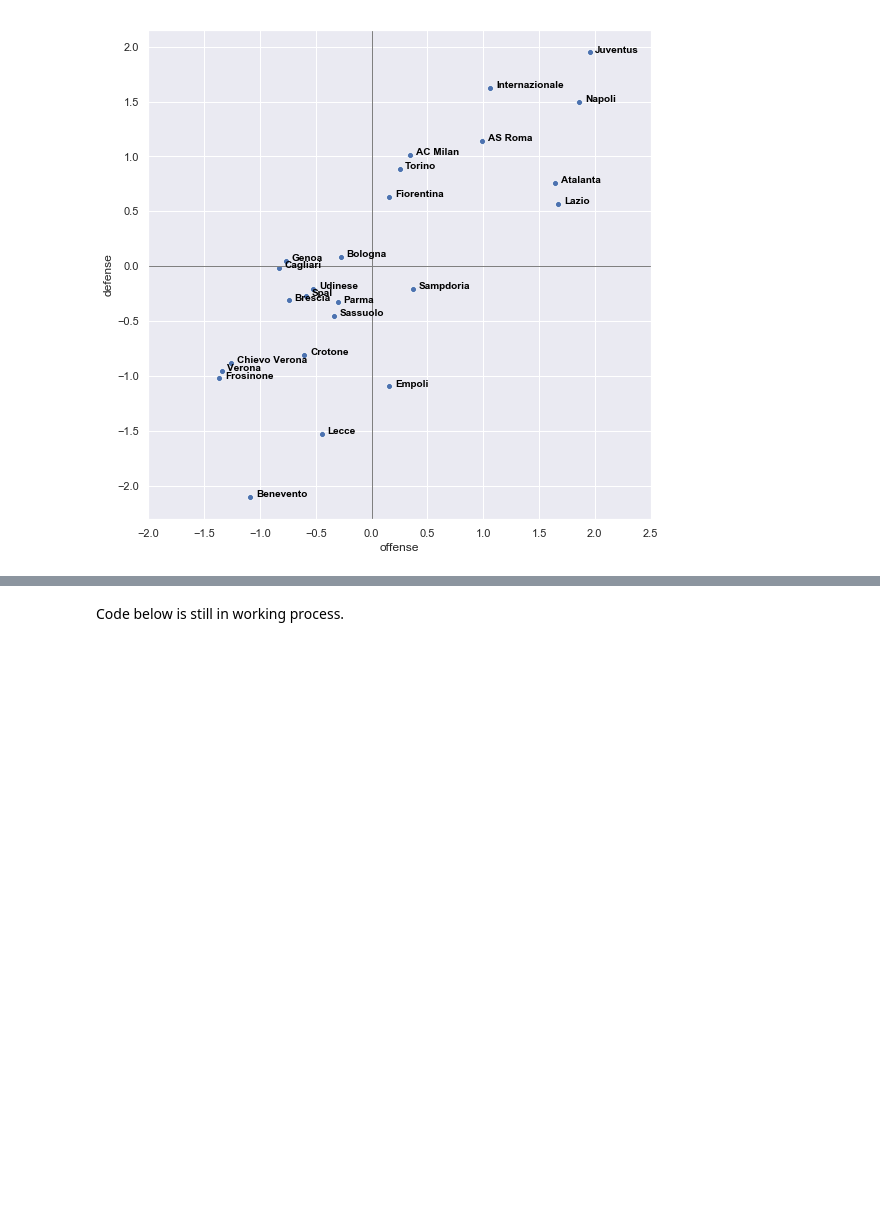
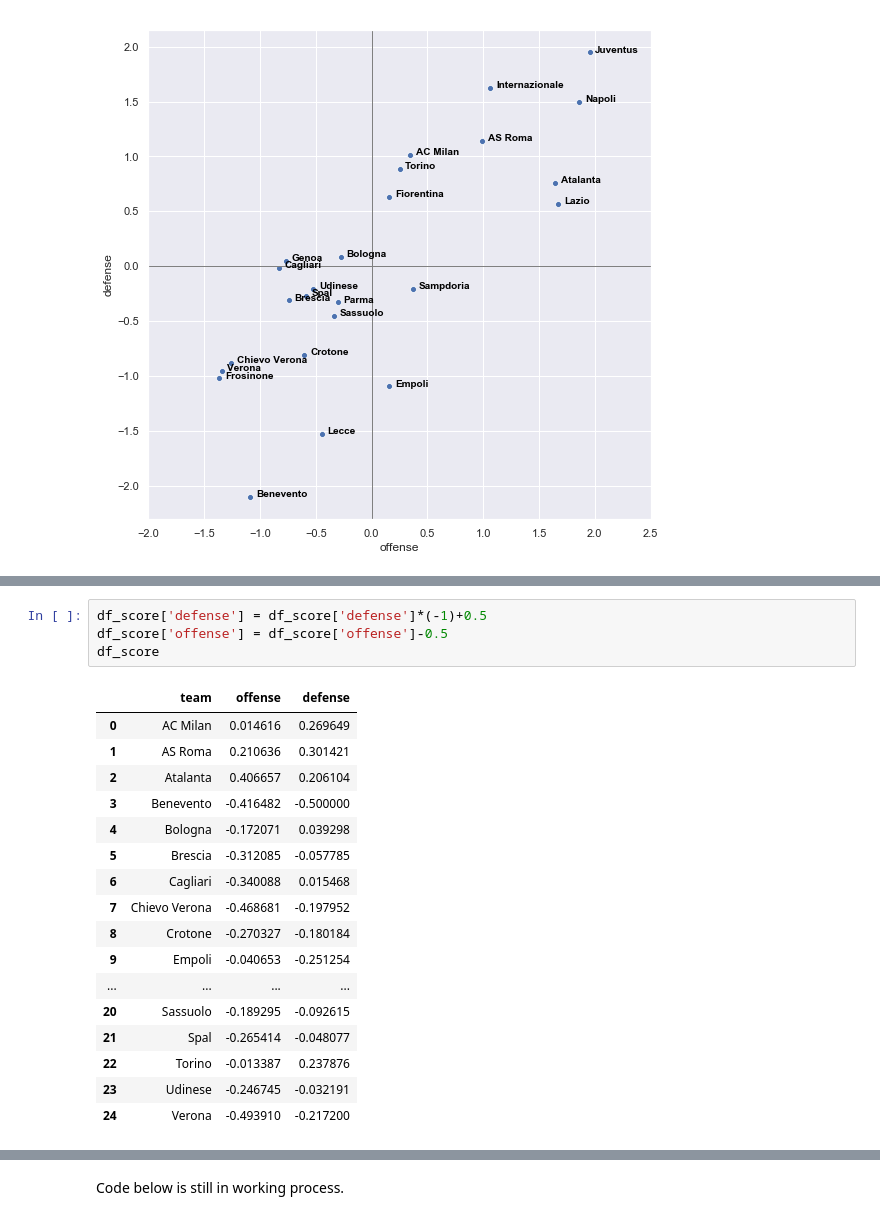
Before and after one commit to weizhaoalex/Juventus_SPI, a Jupyter notebook: Juventus_SPI.ipynb, the cells around one changed output, grey strips where cells are left out. Cells and saved outputs as stored; diff of their text form; blank space fills up the shorter version.

```diff
--- a/Juventus_SPI.ipynb
+++ b/Juventus_SPI.ipynb
@@ -196,0 +218,22 @@ for line in range(0,df_score.shape[0]):
+# %%
+df_score['defense'] = df_score['defense']*(-1)+0.5
+df_score['offense'] = df_score['offense']-0.5
+df_score
+# %% [output]
+|  | team | offense | defense |
+| 0 | AC Milan | 0.014616 | 0.269649 |
+| 1 | AS Roma | 0.210636 | 0.301421 |
+| 2 | Atalanta | 0.406657 | 0.206104 |
+| 3 | Benevento | -0.416482 | -0.500000 |
+| 4 | Bologna | -0.172071 | 0.039298 |
+| 5 | Brescia | -0.312085 | -0.057785 |
+| 6 | Cagliari | -0.340088 | 0.015468 |
+| 7 | Chievo Verona | -0.468681 | -0.197952 |
+| 8 | Crotone | -0.270327 | -0.180184 |
+| 9 | Empoli | -0.040653 | -0.251254 |
+| ... | ... | ... | ... |
+| 20 | Sassuolo | -0.189295 | -0.092615 |
+| 21 | Spal | -0.265414 | -0.048077 |
+| 22 | Torino | -0.013387 | 0.237876 |
+| 23 | Udinese | -0.246745 | -0.032191 |
+| 24 | Verona | -0.493910 | -0.217200 |
```
Also changed, not shown: parts of 2 cells of this notebook.
